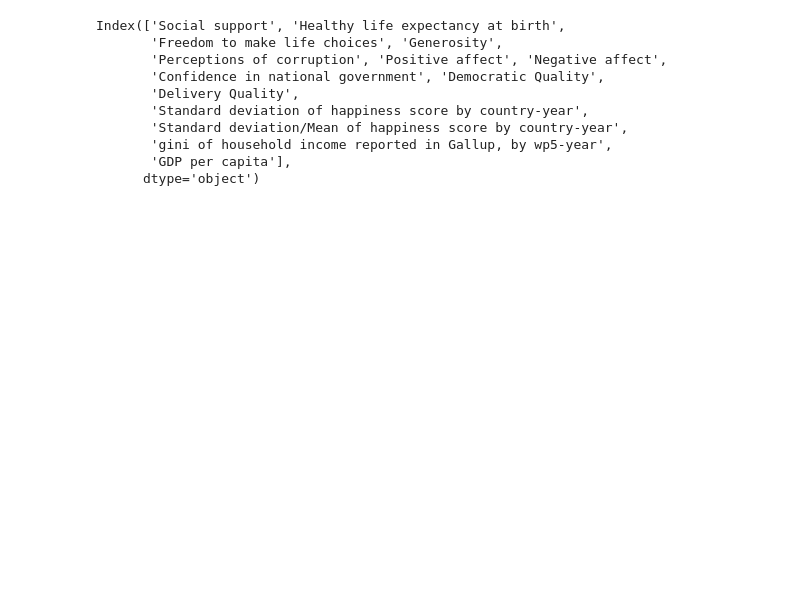
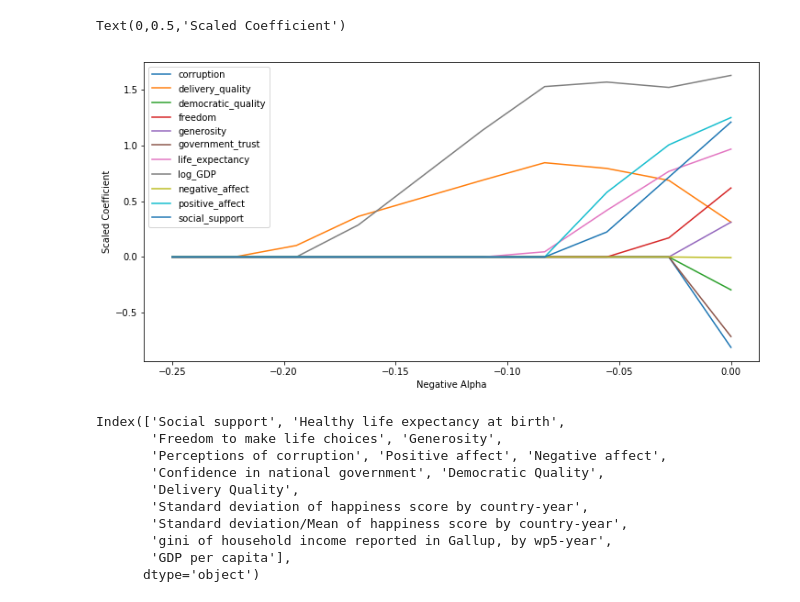
Before and after one commit to interactive-data-science-project-team/world-happiness-visualization, a Jupyter notebook: notebooks/prediction.ipynb, the cells around one changed output. Drawn from its saved outputs; the diff is of its cells as text; code cells hidden in the pictures; blank space fills up the shorter version.

```diff
--- a/notebooks/prediction.ipynb
+++ b/notebooks/prediction.ipynb
@@ -97,3 +145,12 @@ plt.xticks(rotation=-90)
+# %%
+import seaborn as sns
+
+coefs_df.drop('score', axis=1).plot(figsize=(12, 6))
+plt.xlabel('Negative Alpha')
+plt.ylabel('Scaled Coefficient')
+# %% [output]
+Text(0,0.5,'Scaled Coefficient')
+[figure, added]
 # %%
 print(X.columns)
 # %% [output]
```
Also changed, not shown: parts of 15 cells of this notebook.
